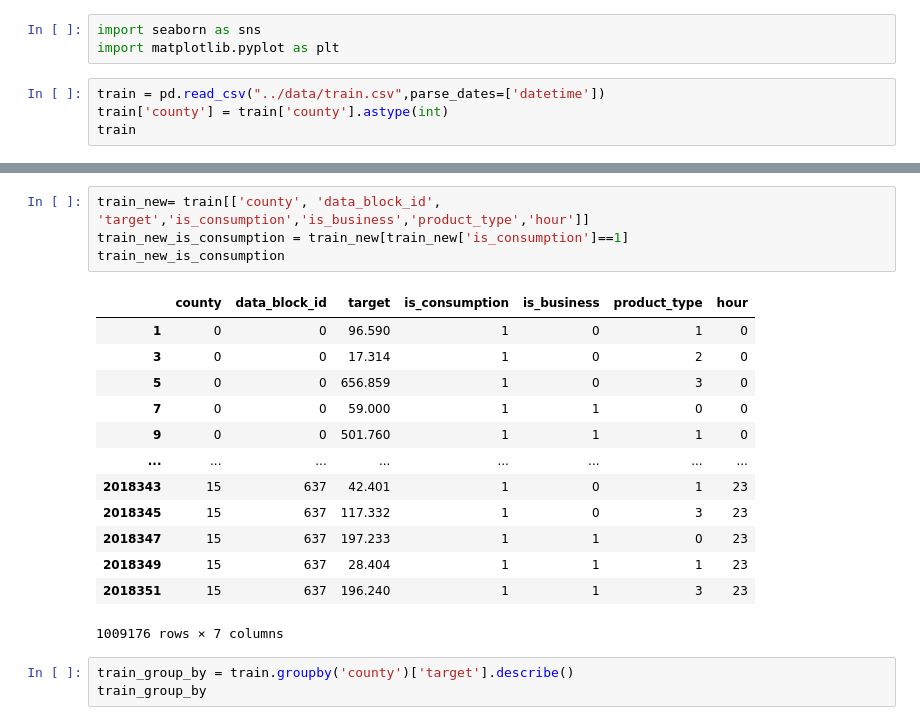
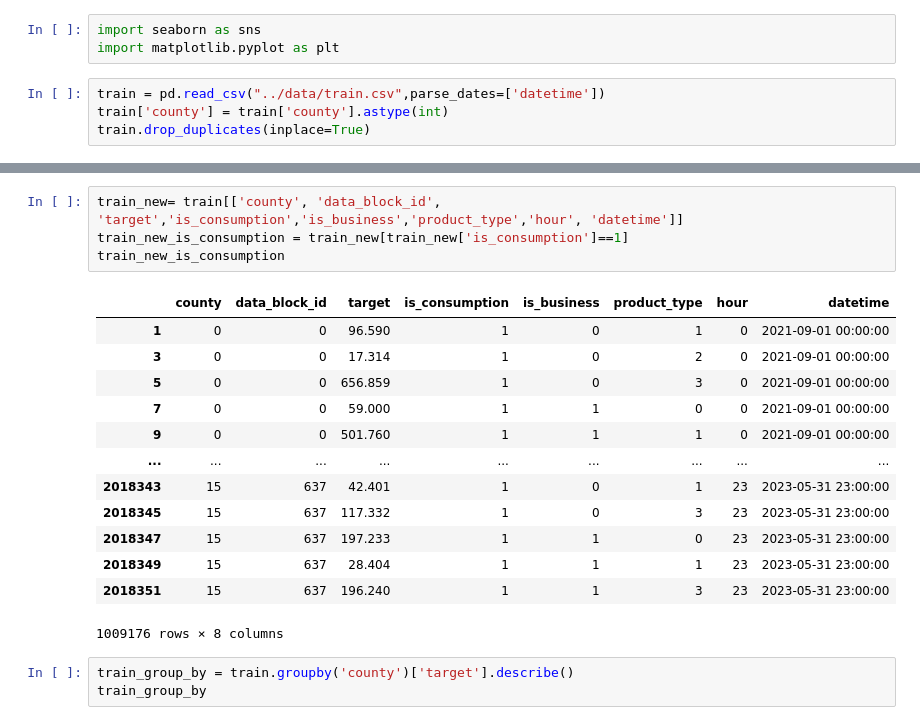
Before and after one commit to Accoutant/kaggle_competition, a Jupyter notebook: data_process/train_and _weather.ipynb, the cells around one changed output, grey strips where cells are left out. Cells and saved outputs as stored; diff of their text form.

Commit message:
creat generate_data.ipynb and modify train_and _weather.ipynb

```diff
--- a/data_process/train_and _weather.ipynb
+++ b/data_process/train_and _weather.ipynb
@@ -204,4 +131,4 @@ import matplotlib.pyplot as plt
 # %%
 train = pd.read_csv("../data/train.csv",parse_dates=['datetime'])
 train['county'] = train['county'].astype(int)
-train
+train.drop_duplicates(inplace=True)
@@ -242,21 +148,21 @@ train
 # %%
-train_new= train[['county', 'data_block_id', 'target','is_consumption','is_business','product_type','hour']]
+train_new= train[['county', 'data_block_id', 'target','is_consumption','is_business','product_type','hour', 'datetime']]
 train_new_is_consumption = train_new[train_new['is_consumption']==1]
 train_new_is_consumption
 # %% [output]
-|  | county | data_block_id | target | is_consumption | is_business | product_type | hour |
-| 1 | 0 | 0 | 96.590 | 1 | 0 | 1 | 0 |
-| 3 | 0 | 0 | 17.314 | 1 | 0 | 2 | 0 |
-| 5 | 0 | 0 | 656.859 | 1 | 0 | 3 | 0 |
-| 7 | 0 | 0 | 59.000 | 1 | 1 | 0 | 0 |
-| 9 | 0 | 0 | 501.760 | 1 | 1 | 1 | 0 |
-| ... | ... | ... | ... | ... | ... | ... | ... |
-| 2018343 | 15 | 637 | 42.401 | 1 | 0 | 1 | 23 |
-| 2018345 | 15 | 637 | 117.332 | 1 | 0 | 3 | 23 |
-| 2018347 | 15 | 637 | 197.233 | 1 | 1 | 0 | 23 |
-| 2018349 | 15 | 637 | 28.404 | 1 | 1 | 1 | 23 |
-| 2018351 | 15 | 637 | 196.240 | 1 | 1 | 3 | 23 |
+|  | county | data_block_id | target | is_consumption | is_business | product_type | hour | datetime |
+| 1 | 0 | 0 | 96.590 | 1 | 0 | 1 | 0 | 2021-09-01 00:00:00 |
+| 3 | 0 | 0 | 17.314 | 1 | 0 | 2 | 0 | 2021-09-01 00:00:00 |
+| 5 | 0 | 0 | 656.859 | 1 | 0 | 3 | 0 | 2021-09-01 00:00:00 |
+| 7 | 0 | 0 | 59.000 | 1 | 1 | 0 | 0 | 2021-09-01 00:00:00 |
+| 9 | 0 | 0 | 501.760 | 1 | 1 | 1 | 0 | 2021-09-01 00:00:00 |
+| ... | ... | ... | ... | ... | ... | ... | ... | ... |
+| 2018343 | 15 | 637 | 42.401 | 1 | 0 | 1 | 23 | 2023-05-31 23:00:00 |
+| 2018345 | 15 | 637 | 117.332 | 1 | 0 | 3 | 23 | 2023-05-31 23:00:00 |
+| 2018347 | 15 | 637 | 197.233 | 1 | 1 | 0 | 23 | 2023-05-31 23:00:00 |
+| 2018349 | 15 | 637 | 28.404 | 1 | 1 | 1 | 23 | 2023-05-31 23:00:00 |
+| 2018351 | 15 | 637 | 196.240 | 1 | 1 | 3 | 23 | 2023-05-31 23:00:00 |
-1009176 rows × 7 columns
+1009176 rows × 8 columns
 # %%
 train_group_by = train.groupby('county')['target'].describe()
 train_group_by
```
Also changed, not shown: parts of 26 cells of this notebook, 2 other files.
